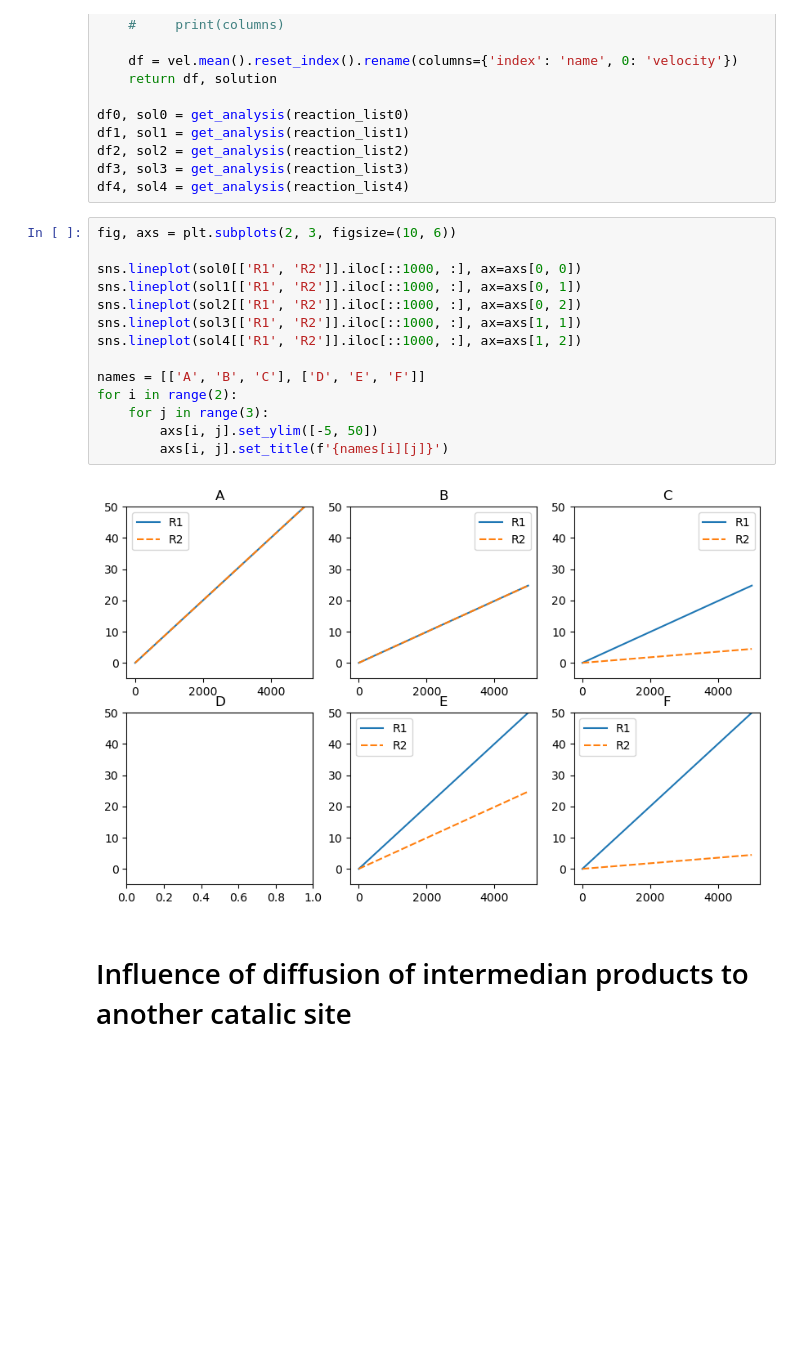
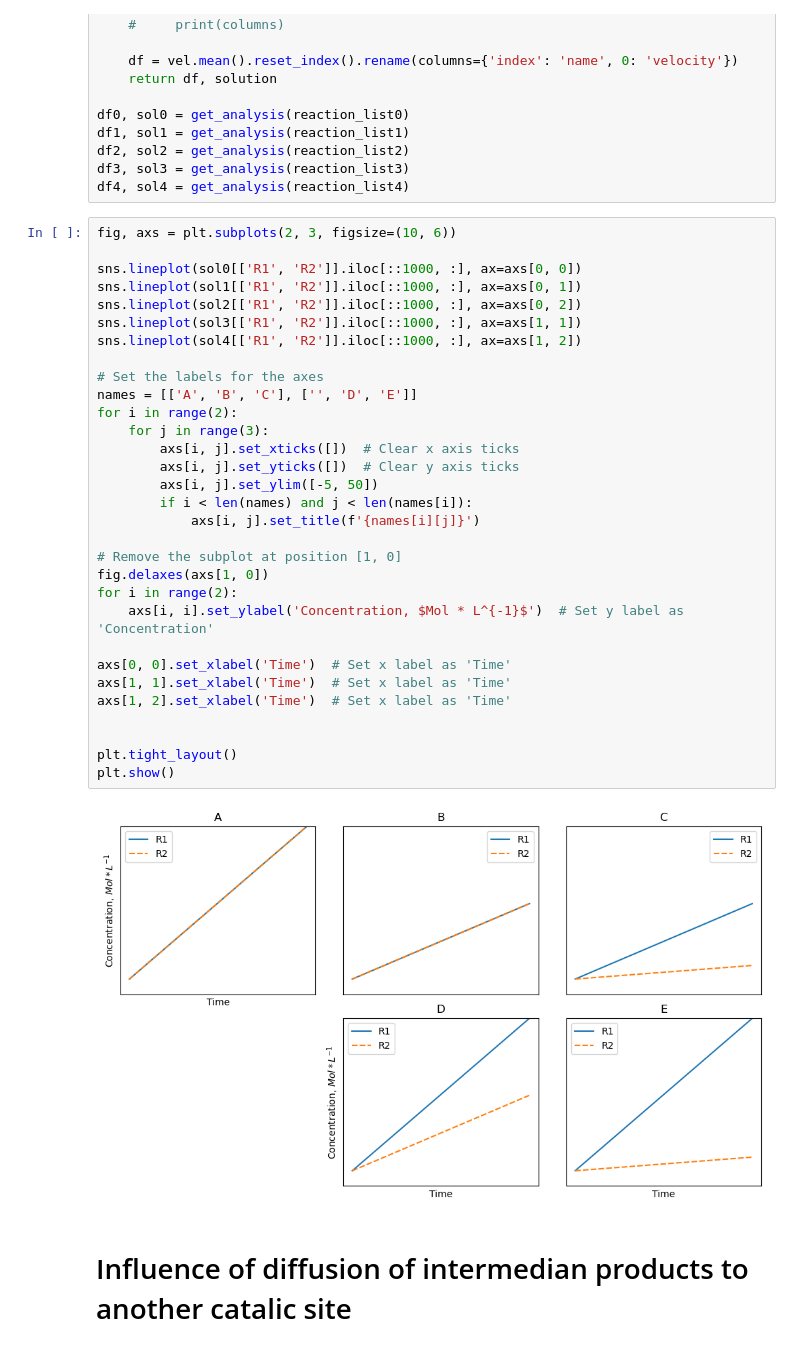
Before and after one commit to aleksandravdoshin/reactor_model, a Jupyter notebook: Oligomerization_example.ipynb, the cells around one changed output. Cells and saved outputs as stored; diff of their text form; blank space fills up the shorter version.

```diff
--- a/Oligomerization_example.ipynb
+++ b/Oligomerization_example.ipynb
@@ -304,19 +304,36 @@ df4, sol4 = get_analysis(reaction_list4)
 # %%
 fig, axs = plt.subplots(2, 3, figsize=(10, 6))
 
 sns.lineplot(sol0[['R1', 'R2']].iloc[::1000, :], ax=axs[0, 0])
 sns.lineplot(sol1[['R1', 'R2']].iloc[::1000, :], ax=axs[0, 1])
 sns.lineplot(sol2[['R1', 'R2']].iloc[::1000, :], ax=axs[0, 2])
 sns.lineplot(sol3[['R1', 'R2']].iloc[::1000, :], ax=axs[1, 1])
 sns.lineplot(sol4[['R1', 'R2']].iloc[::1000, :], ax=axs[1, 2])
 
-names = [['A', 'B', 'C'], ['D', 'E', 'F']]
+# Set the labels for the axes
+names = [['A', 'B', 'C'], ['', 'D', 'E']]
 for i in range(2):
     for j in range(3):
+        axs[i, j].set_xticks([])  # Clear x axis ticks
+        axs[i, j].set_yticks([])  # Clear y axis ticks
         axs[i, j].set_ylim([-5, 50])
-        axs[i, j].set_title(f'{names[i][j]}')
+        if i < len(names) and j < len(names[i]):
+            axs[i, j].set_title(f'{names[i][j]}')
+
+# Remove the subplot at position [1, 0]
+fig.delaxes(axs[1, 0])
+for i in range(2):
+    axs[i, i].set_ylabel('Concentration, $Mol * L^{-1}$')  # Set y label as 'Concentration'
+
+axs[0, 0].set_xlabel('Time')  # Set x label as 'Time'
+axs[1, 1].set_xlabel('Time')  # Set x label as 'Time'
+axs[1, 2].set_xlabel('Time')  # Set x label as 'Time'
+
+
+plt.tight_layout()
+plt.show()
 # %% [output]
-[figure, old version]
+[figure, new version]
 # %% [markdown]
 # Influence of diffusion of intermedian products to another catalic site
 # %%
```
Also changed, not shown: parts of 8 cells of this notebook, 1 other file.
